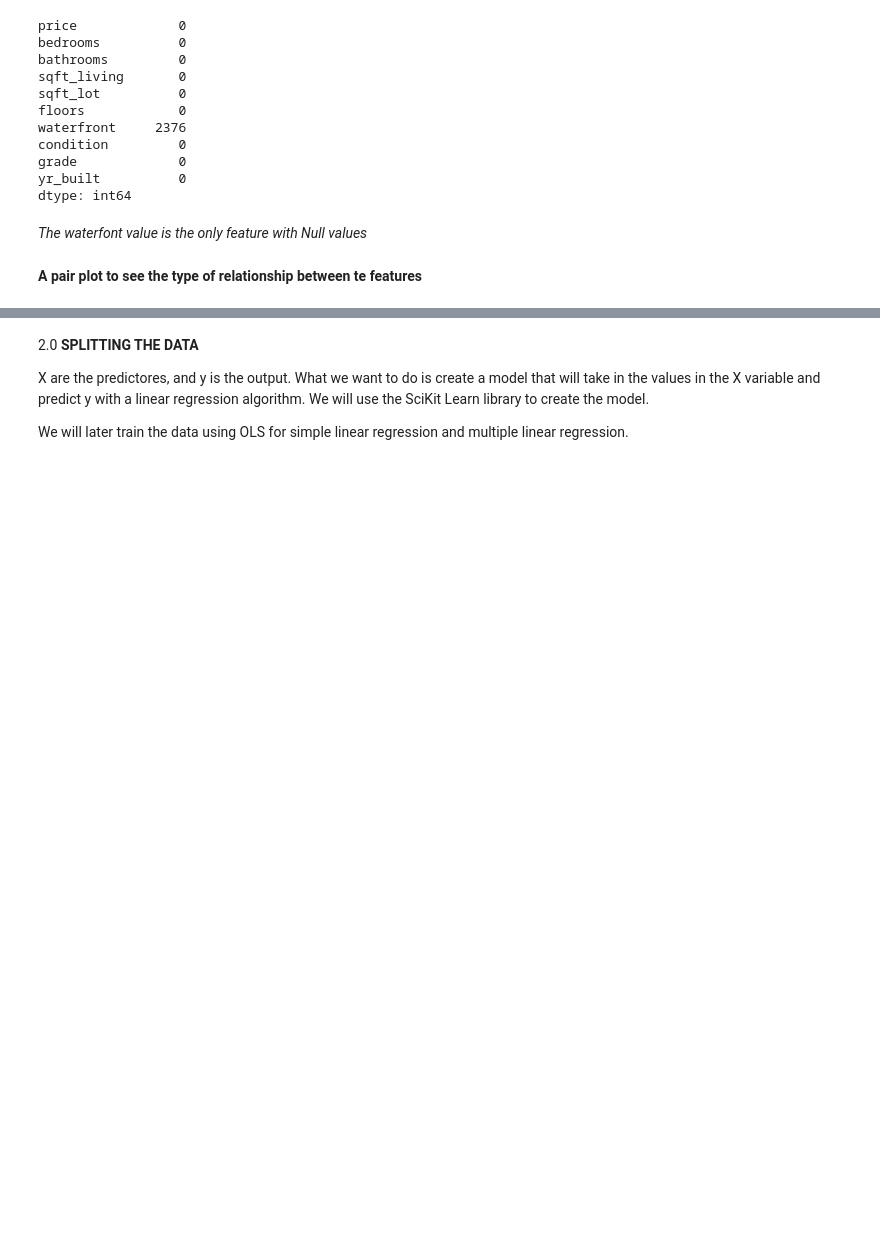
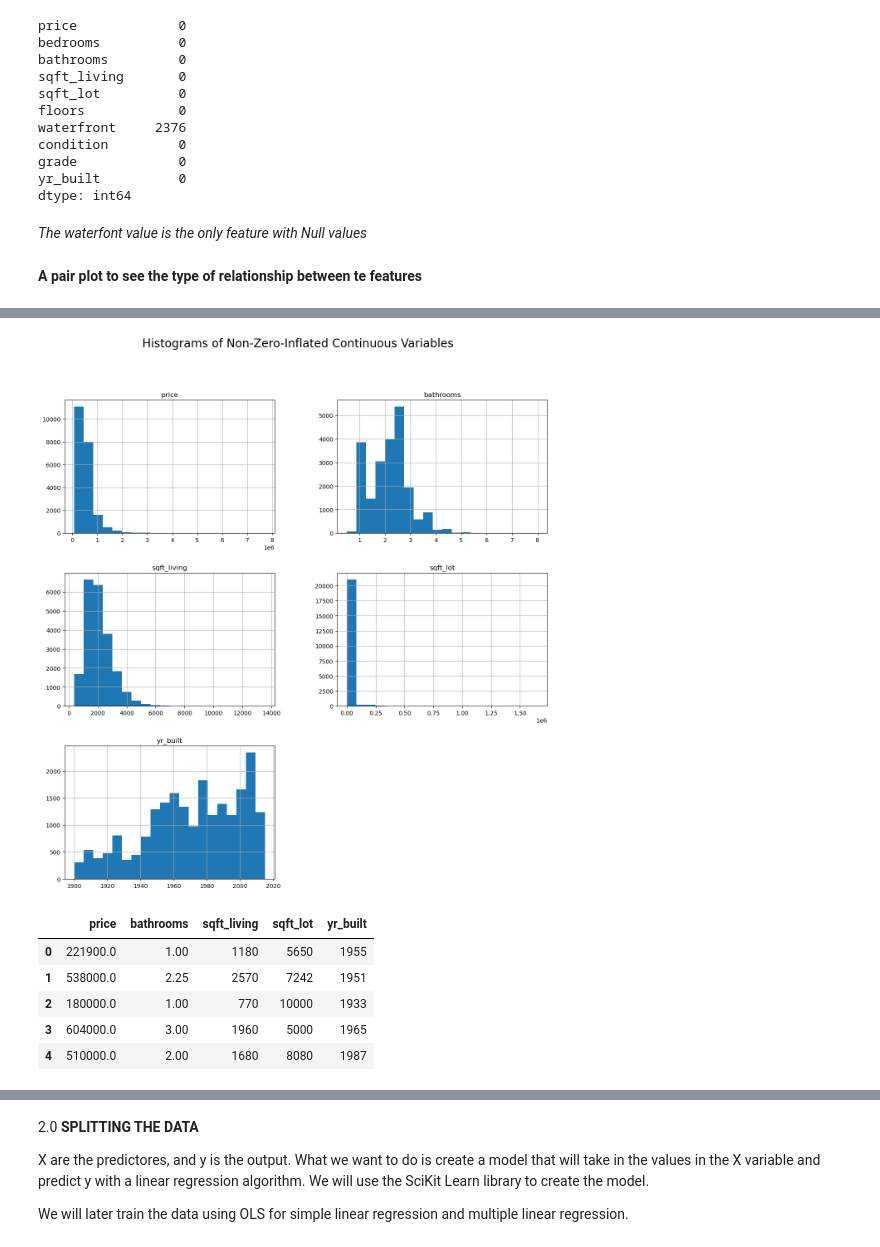
Before and after one commit to Jodhiamboapiyo/Group15_project, a Jupyter notebook: Work/Josi.ipynb, the cells around one changed output, grey strips where cells are left out. Cells and saved outputs as stored; diff of their text form; code cells hidden in the pictures; blank space fills up the shorter version.

```diff
--- a/Work/Josi.ipynb
+++ b/Work/Josi.ipynb
@@ -108,0 +120,28 @@ plt.show()
+# %%
+# Filter continuous variables
+# We assume continuous variables are numeric and have more than 20 unique values
+numeric_df = df.select_dtypes(include=['number'])
+continuous_columns = [col for col in numeric_df.columns if numeric_df[col].nunique() > 20]
+
+# Identify zero-inflated columns
+zero_threshold = 0.10
+non_zero_inflated_columns = [col for col in continuous_columns if (numeric_df[col] == 0).mean() < zero_threshold]
+
+# Store the non-zero-inflated continuous features
+ames_cont = numeric_df[non_zero_inflated_columns]
+
+# Plot histograms for non-zero-inflated continuous variables
+ames_cont.hist(figsize=(15, 15), bins=20)
+plt.suptitle('Histograms of Non-Zero-Inflated Continuous Variables', fontsize=20)
+plt.show()
+
+# Display the first few rows of the non-zero-inflated continuous features
+ames_cont.head()
+# %% [output]
+[figure, added]
+|  | price | bathrooms | sqft_living | sqft_lot | yr_built |
+| 0 | 221900.0 | 1.00 | 1180 | 5650 | 1955 |
+| 1 | 538000.0 | 2.25 | 2570 | 7242 | 1951 |
+| 2 | 180000.0 | 1.00 | 770 | 10000 | 1933 |
+| 3 | 604000.0 | 3.00 | 1960 | 5000 | 1965 |
+| 4 | 510000.0 | 2.00 | 1680 | 8080 | 1987 |
```
Also changed, not shown: parts of 55 cells of this notebook.
